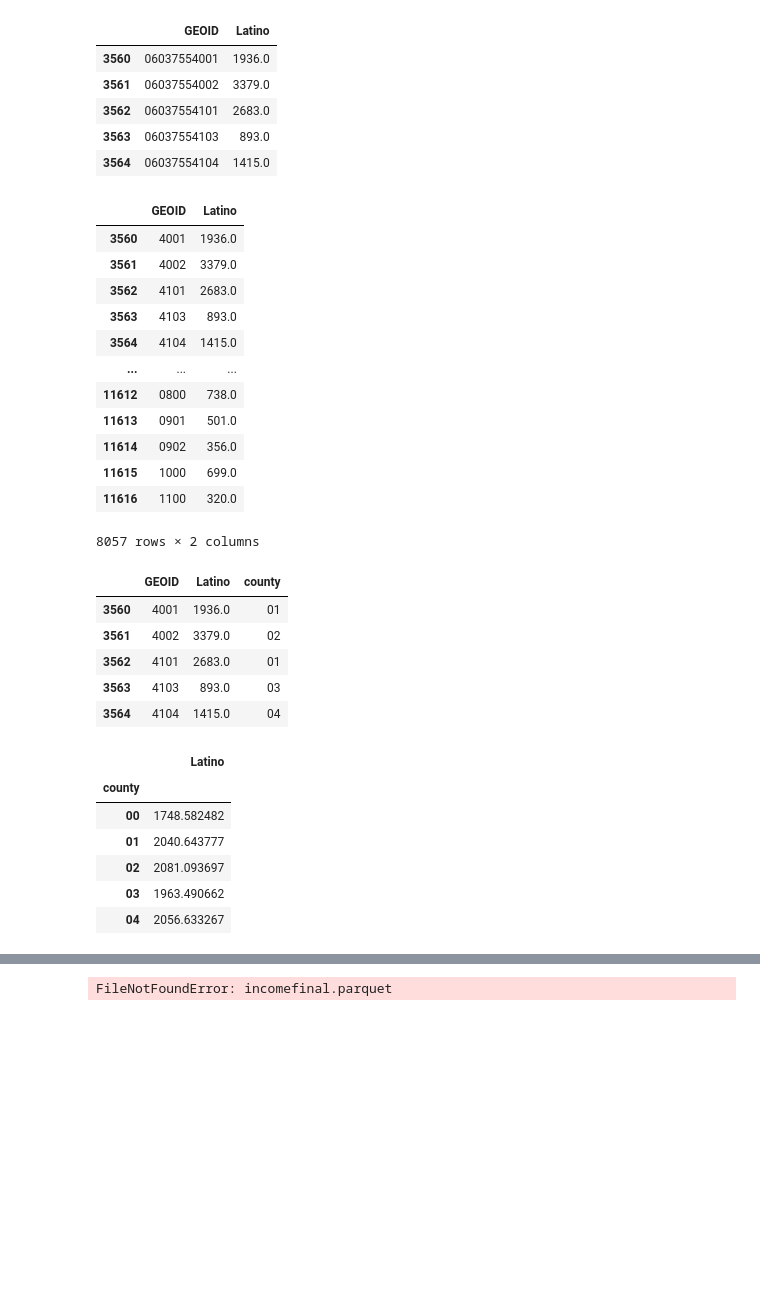
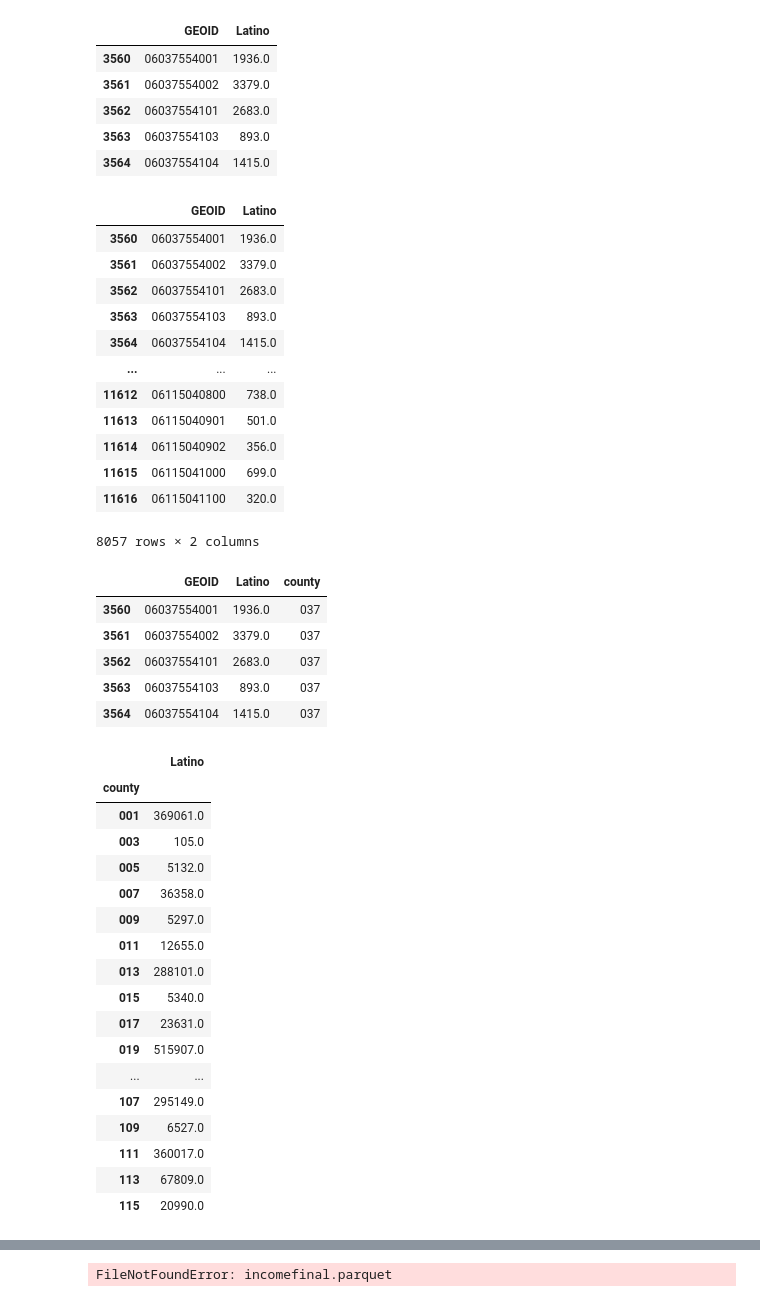
Before and after one commit to nnasr001/PBPL280S21Project1, a Jupyter notebook: Race_tracts-Copy1.ipynb, the cells around one changed output, grey strips where cells are left out. Saved outputs shown, nothing was run; the diff lists cells and outputs as text; code cells hidden in the pictures; blank space fills up the shorter version.

Commit message:
fixing latino visualizaton

```diff
--- a/Race_tracts-Copy1.ipynb
+++ b/Race_tracts-Copy1.ipynb
@@ -274,23 +274,21 @@ latino.head()
 | 3562 | 06037554101 | 2683.0 |
 | 3563 | 06037554103 | 893.0 |
 | 3564 | 06037554104 | 1415.0 |
-# %%
-latino['GEOID'] = [v[7:] for v in latino.GEOID.values]
 # %%
 latino
 # %% [output]
 |  | GEOID | Latino |
-| 3560 | 4001 | 1936.0 |
-| 3561 | 4002 | 3379.0 |
-| 3562 | 4101 | 2683.0 |
-| 3563 | 4103 | 893.0 |
-| 3564 | 4104 | 1415.0 |
+| 3560 | 06037554001 | 1936.0 |
+| 3561 | 06037554002 | 3379.0 |
+| 3562 | 06037554101 | 2683.0 |
+| 3563 | 06037554103 | 893.0 |
+| 3564 | 06037554104 | 1415.0 |
 | ... | ... | ... |
-| 11612 | 0800 | 738.0 |
-| 11613 | 0901 | 501.0 |
-| 11614 | 0902 | 356.0 |
-| 11615 | 1000 | 699.0 |
-| 11616 | 1100 | 320.0 |
+| 11612 | 06115040800 | 738.0 |
+| 11613 | 06115040901 | 501.0 |
+| 11614 | 06115040902 | 356.0 |
+| 11615 | 06115041000 | 699.0 |
+| 11616 | 06115041100 | 320.0 |
 8057 rows × 2 columns
 # %%
 latino["county"]=[code[2:5] for code in latino.GEOID.values]
@@ -298,20 +296,31 @@ latino["county"]=[code[2:5] for code in latino.GEOID.values]
 latino.head()
 # %% [output]
 |  | GEOID | Latino | county |
-| 3560 | 4001 | 1936.0 | 01 |
-| 3561 | 4002 | 3379.0 | 02 |
-| 3562 | 4101 | 2683.0 | 01 |
-| 3563 | 4103 | 893.0 | 03 |
-| 3564 | 4104 | 1415.0 | 04 |
+| 3560 | 06037554001 | 1936.0 | 037 |
+| 3561 | 06037554002 | 3379.0 | 037 |
+| 3562 | 06037554101 | 2683.0 | 037 |
+| 3563 | 06037554103 | 893.0 | 037 |
+| 3564 | 06037554104 | 1415.0 | 037 |
 # %%
-latino_county=latino.groupby(by='county').mean()
+latino_county=latino.groupby(by='county').sum()
 # %%
-latino_county.head()
+latino_county
 # %% [output]
 |  | Latino |
 | county |  |
-| 00 | 1748.582482 |
-| 01 | 2040.643777 |
-| 02 | 2081.093697 |
-| 03 | 1963.490662 |
-| 04 | 2056.633267 |
+| 001 | 369061.0 |
+| 003 | 105.0 |
+| 005 | 5132.0 |
+| 007 | 36358.0 |
+| 009 | 5297.0 |
+| 011 | 12655.0 |
+| 013 | 288101.0 |
+| 015 | 5340.0 |
+| 017 | 23631.0 |
+| 019 | 515907.0 |
+| ... | ... |
+| 107 | 295149.0 |
+| 109 | 6527.0 |
+| 111 | 360017.0 |
+| 113 | 67809.0 |
+| 115 | 20990.0 |
```
Also changed, not shown: parts of 1 cell of this notebook.
